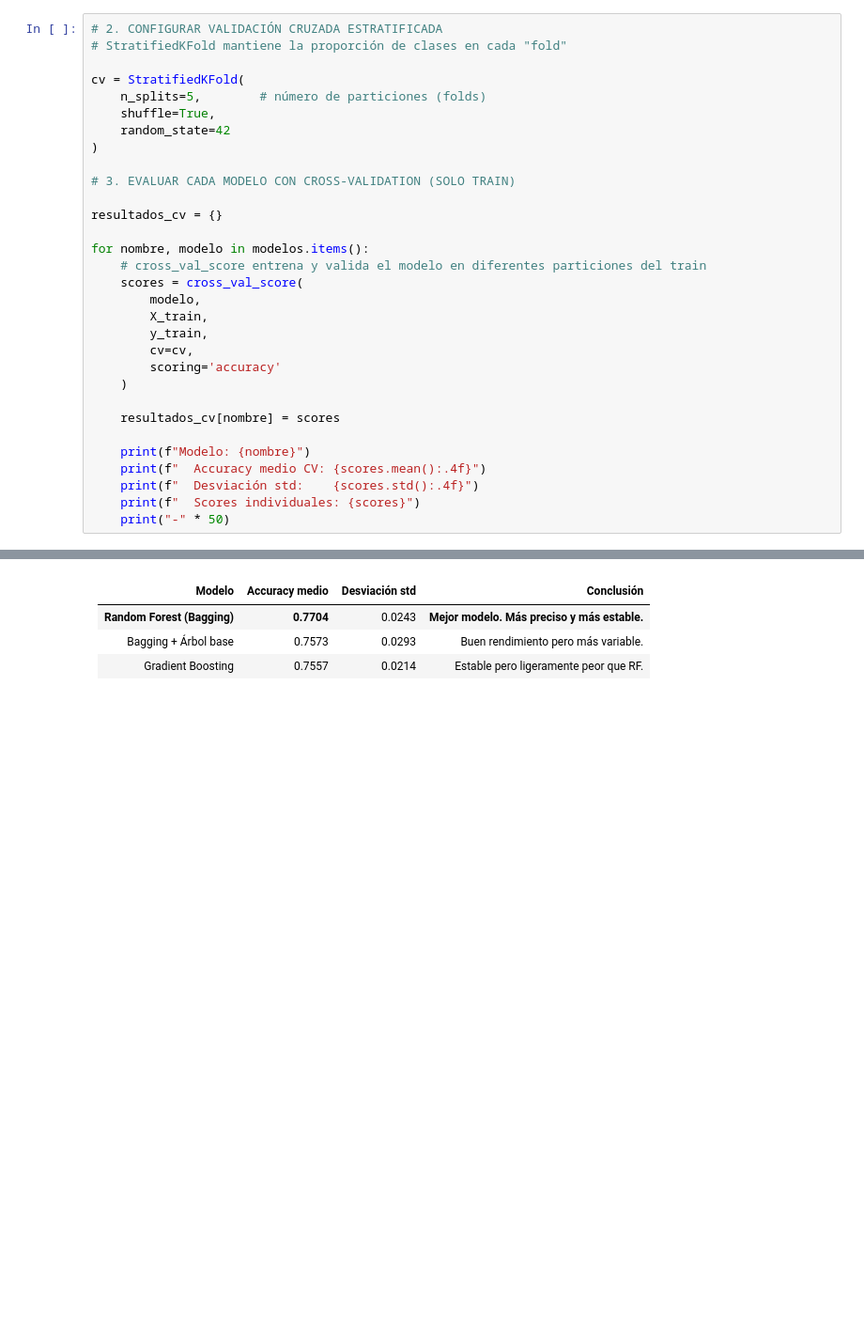
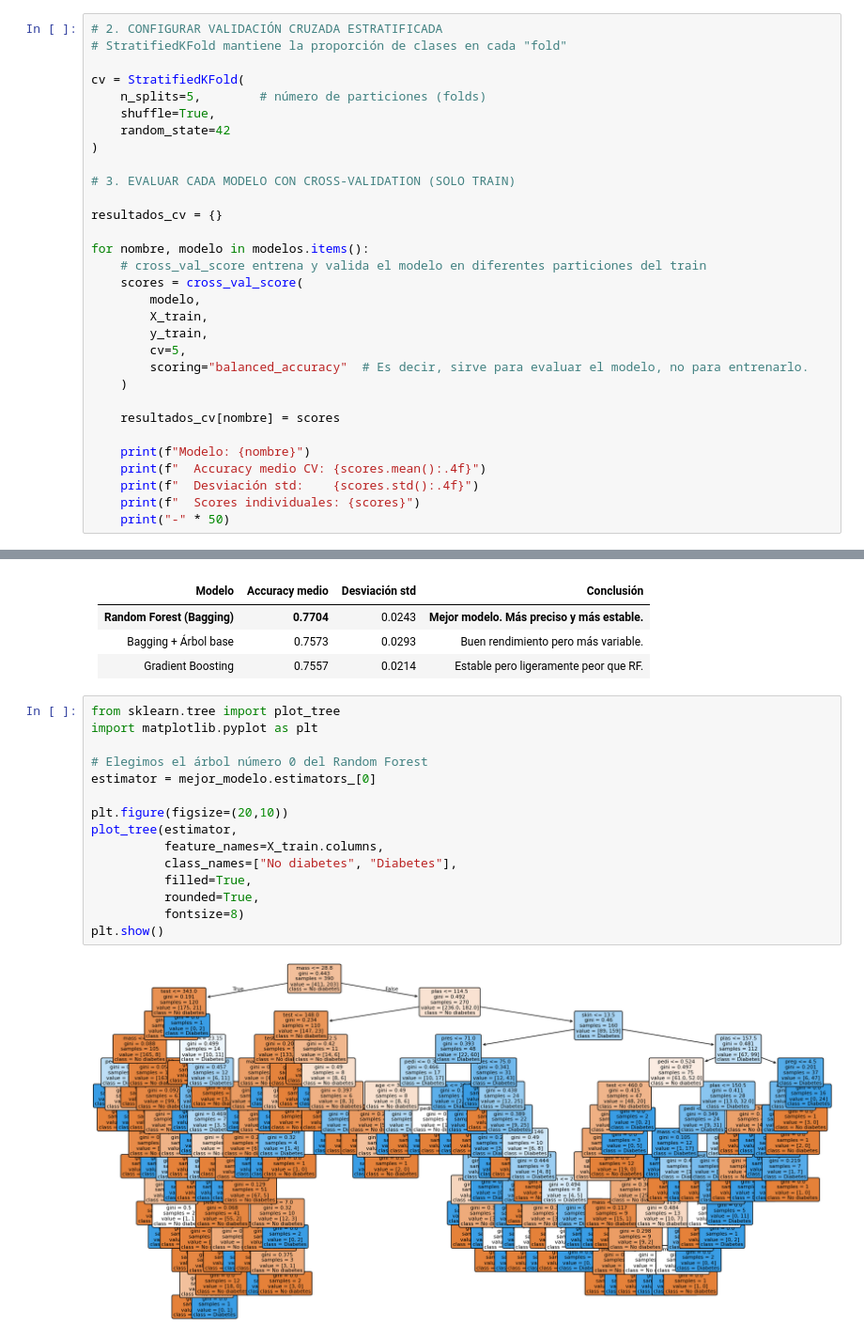
Before and after one commit to dianahoyos/DS_Online_Diana_Hoyos, a Jupyter notebook: 04_Machine_Learning/Sprint_11/Unidad_02_ML_Supervisado_Bagging_Boosting/03_Practica_Obligatoria/18_Practica_Obligatoria_Ensembles.ipynb, the cells around one changed output, grey strips where cells are left out. Shown at 94% size. Saved outputs shown, nothing was run; the diff lists cells and outputs as text; blank space fills up the shorter version.

```diff
--- a/04_Machine_Learning/Sprint_11/Unidad_02_ML_Supervisado_Bagging_Boosting/03_Practica_Obligatoria/18_Practica_Obligatoria_Ensembles.ipynb
+++ b/04_Machine_Learning/Sprint_11/Unidad_02_ML_Supervisado_Bagging_Boosting/03_Practica_Obligatoria/18_Practica_Obligatoria_Ensembles.ipynb
@@ -186,8 +182,8 @@ for nombre, modelo in modelos.items():
         modelo,
         X_train,
         y_train,
-        cv=cv,
-        scoring='accuracy'
+        cv=5,
+        scoring="balanced_accuracy"  # Es decir, sirve para evaluar el modelo, no para entrenarlo.
     )
 
     resultados_cv[nombre] = scores
@@ -291,3 +287,20 @@ Modelos de boosting más potentes (XGBoost, CatBoost, LightGBM)
 | **Random Forest (Bagging)** | **0.7704**     | 0.0243         | **Mejor modelo. Más preciso y más estable.** |
 | Bagging + Árbol base        | 0.7573         | 0.0293         | Buen rendimiento pero más variable.          |
 | Gradient Boosting           | 0.7557         | 0.0214         | Estable pero ligeramente peor que RF.        |
+# %%
+from sklearn.tree import plot_tree
+import matplotlib.pyplot as plt
+
+# Elegimos el árbol número 0 del Random Forest
+estimator = mejor_modelo.estimators_[0]
+
+plt.figure(figsize=(20,10))
+plot_tree(estimator,
+          feature_names=X_train.columns,
+          class_names=["No diabetes", "Diabetes"],
+          filled=True,
+          rounded=True,
+          fontsize=8)
+plt.show()
+# %% [output]
+[figure, added]
```
Also changed, not shown: parts of 7 cells of this notebook, 2 other files.
